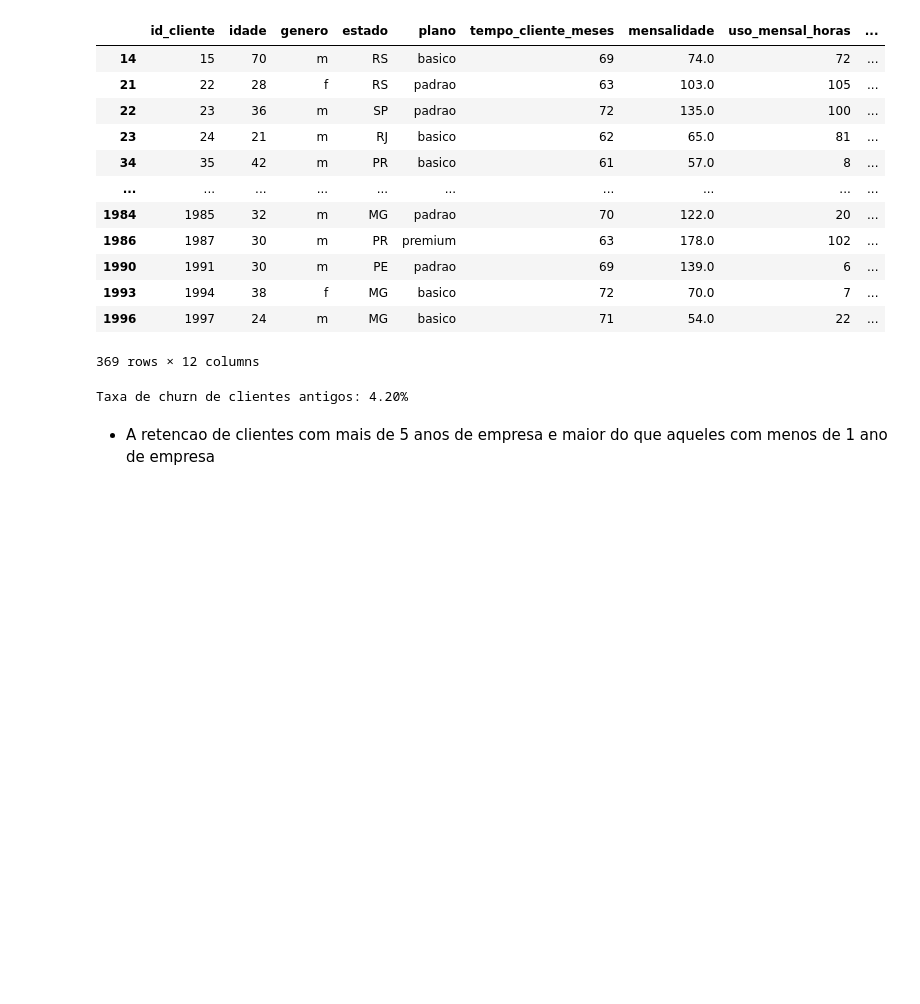
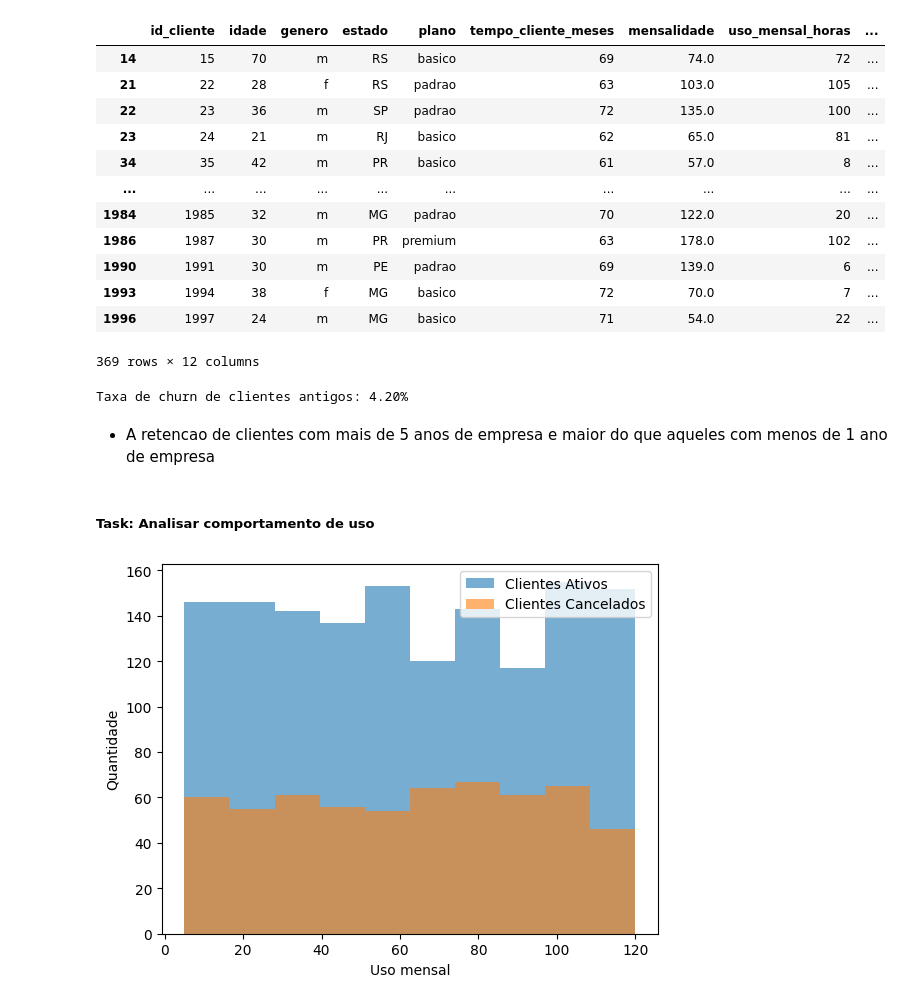
Before and after one commit to Pedro-Antonio-Dev/analise-churn-clientes, a Jupyter notebook: notebooks/churn_clientes.ipynb, the cells around one changed output. Drawn from its saved outputs; the diff is of its cells as text; code cells hidden in the pictures; blank space fills up the shorter version.

Commit message:
feat: Extracao de insights sobre a correlacao entre algumas variaveis para identificar se elas afetam o Churn

```diff
--- a/notebooks/churn_clientes.ipynb
+++ b/notebooks/churn_clientes.ipynb
@@ -564,3 +566,18 @@ print(f"Taxa de churn de clientes antigos: {taxa_churn_clientes_antigos * 100:.2
 Taxa de churn de clientes antigos: 4.20%
 # %% [markdown]
 - A retencao de clientes com mais de 5 anos de empresa e maior do que aqueles com menos de 1 ano de empresa
+# %% [markdown]
+##### Task: Analisar comportamento de uso
+# %%
+df_clientes_ativos = churn_clientes[churn_clientes["churn"] == "n"]
+df_clientes_cancelados = churn_clientes[churn_clientes["churn"] == "s"]
+# %%
+plt.hist(df_clientes_ativos["uso_mensal_horas"], alpha=0.6, label="Clientes Ativos")
+plt.hist(df_clientes_cancelados["uso_mensal_horas"], alpha=0.6, label="Clientes Cancelados")
+
+plt.xlabel("Uso mensal")
+plt.ylabel("Quantidade")
+plt.legend()
+plt.show()
+# %% [output]
+[figure, added]
```
Also changed, not shown: parts of 5 cells of this notebook.
